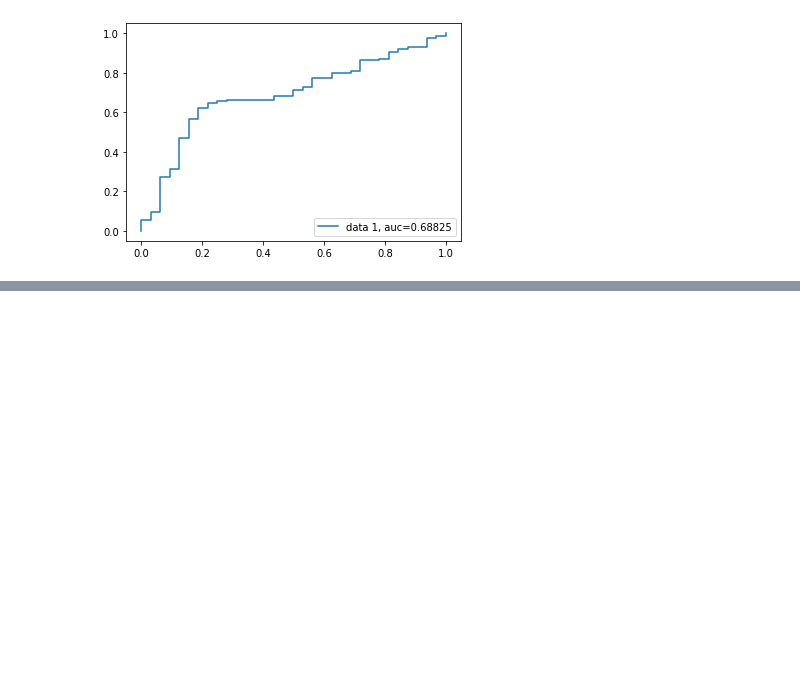
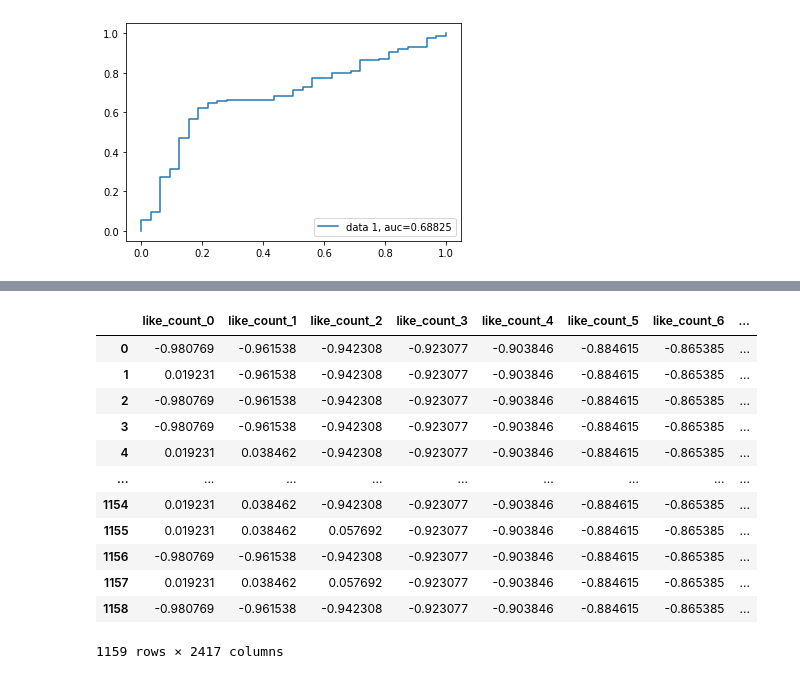
Before and after one commit to polifonia-project/musow-pipeline, a Jupyter notebook: NOTEBOOKS/LogReg_binary_relevance.ipynb, the cells around one changed output, grey strips where cells are left out. Saved outputs shown, nothing was run; the diff lists cells and outputs as text; code cells hidden in the pictures; blank space fills up the shorter version.

```diff
--- a/NOTEBOOKS/LogReg_binary_relevance.ipynb
+++ b/NOTEBOOKS/LogReg_binary_relevance.ipynb
@@ -444,0 +454,9 @@ plt.show()
+# %%
+twitter_neg = pd.read_pickle(path+'TWITTER_SEARCHES/MJI BIGRAMS (NEGATIVE)/twitter_music_magazine.pkl')
+twitter_neg_2 = pd.read_pickle(path+'TWITTER_SEARCHES/MJI BIGRAMS (NEGATIVE)/twitter_music_oral_history.pkl')
+twitter_neg['Target'] = '0'
+twitter_neg_2['Target'] = '0'
+twitter_neg = pd.concat([twitter_neg, twitter_neg_2])
+twitter_pos = pd.read_pickle(path+'TWITTER_SEARCHES/MUSOW BIGRAMS (POSITIVE)/twitter_music_archive.pkl')
+twitter_pos['Target'] = '1'
+twitter_neg.shape
@@ -444,0 +465,5 @@ plt.show()
+# %%
+twitter_set = pd.concat([twitter_pos, twitter_neg])
+twitter_set['Target'] = twitter_set['Target'].astype('int')
+twitter_set = twitter_set.reset_index(drop=True)
+twitter_set.drop(['user', 'created_at', 'lang'], inplace=True, axis=1)
@@ -444,0 +497,23 @@ plt.show()
+# %%
+#base set
+twitter_set_ce = twitter_set.copy()
+# Specify the columns to encode then fit and transform
+encoder_base = ce.BackwardDifferenceEncoder(cols=['tweet', 'url', 'like_count', 'quote_count', 'reply_count', 'retweet_count'])
+twitter_set_ce = encoder_base.fit_transform(twitter_set_ce, verbose=1)
+twitter_set_ce.drop(['intercept'], inplace=True, axis=1)
+# %%
+twitter_set_ce
+# %% [output]
+|  | like_count_0 | like_count_1 | like_count_2 | like_count_3 | like_count_4 | like_count_5 | like_count_6 | ... |
+| 0 | -0.980769 | -0.961538 | -0.942308 | -0.923077 | -0.903846 | -0.884615 | -0.865385 | ... |
+| 1 | 0.019231 | -0.961538 | -0.942308 | -0.923077 | -0.903846 | -0.884615 | -0.865385 | ... |
+| 2 | -0.980769 | -0.961538 | -0.942308 | -0.923077 | -0.903846 | -0.884615 | -0.865385 | ... |
+| 3 | -0.980769 | -0.961538 | -0.942308 | -0.923077 | -0.903846 | -0.884615 | -0.865385 | ... |
+| 4 | 0.019231 | 0.038462 | -0.942308 | -0.923077 | -0.903846 | -0.884615 | -0.865385 | ... |
+| ... | ... | ... | ... | ... | ... | ... | ... | ... |
+| 1154 | 0.019231 | 0.038462 | -0.942308 | -0.923077 | -0.903846 | -0.884615 | -0.865385 | ... |
+| 1155 | 0.019231 | 0.038462 | 0.057692 | -0.923077 | -0.903846 | -0.884615 | -0.865385 | ... |
+| 1156 | -0.980769 | -0.961538 | -0.942308 | -0.923077 | -0.903846 | -0.884615 | -0.865385 | ... |
+| 1157 | 0.019231 | 0.038462 | 0.057692 | -0.923077 | -0.903846 | -0.884615 | -0.865385 | ... |
+| 1158 | -0.980769 | -0.961538 | -0.942308 | -0.923077 | -0.903846 | -0.884615 | -0.865385 | ... |
+1159 rows × 2417 columns
```
Also changed, not shown: parts of 13 cells of this notebook, 2 other files.
